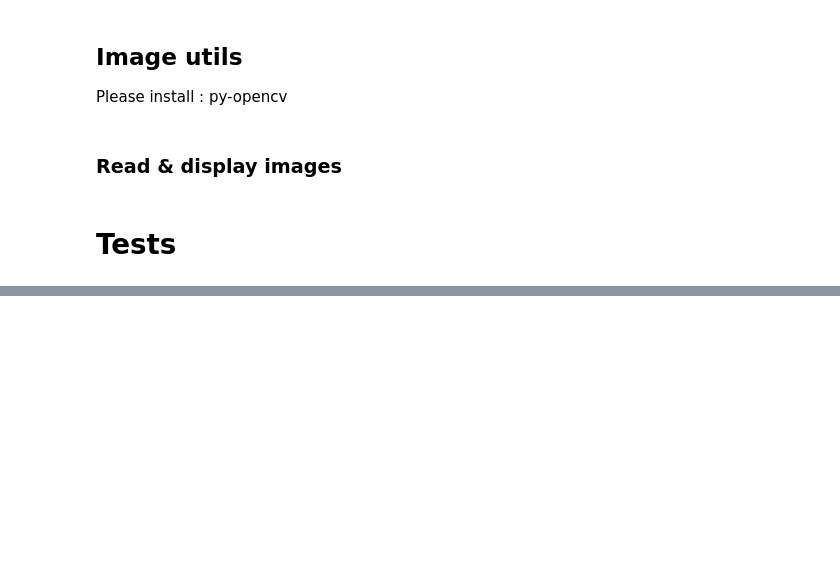
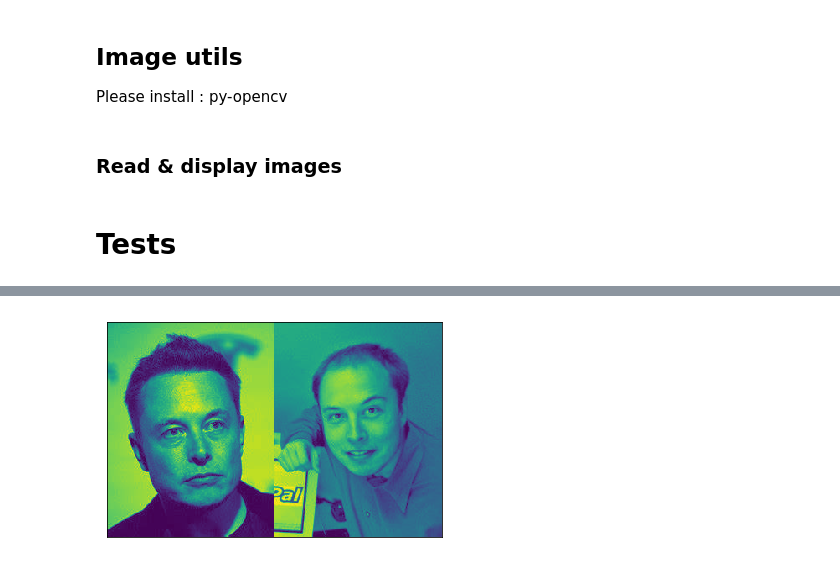
Before and after one commit to frtu/face-recognition-platform, a Jupyter notebook: notebook/image_utils.ipynb, the cells around one changed output, grey strips where cells are left out. Saved outputs shown, nothing was run; the diff lists cells and outputs as text; code cells hidden in the pictures; blank space fills up the shorter version.

```diff
--- a/notebook/image_utils.ipynb
+++ b/notebook/image_utils.ipynb
@@ -51,0 +59,6 @@ img_show(img)
+# %%
+img = img_read_cv(img_path, cv2.IMREAD_UNCHANGED)
+img = img_color(img, cv2.COLOR_BGR2GRAY)
+img_show(img)
+# %% [output]
+[figure, added]
```
Also changed, not shown: parts of 3 cells of this notebook, 1 other file.
